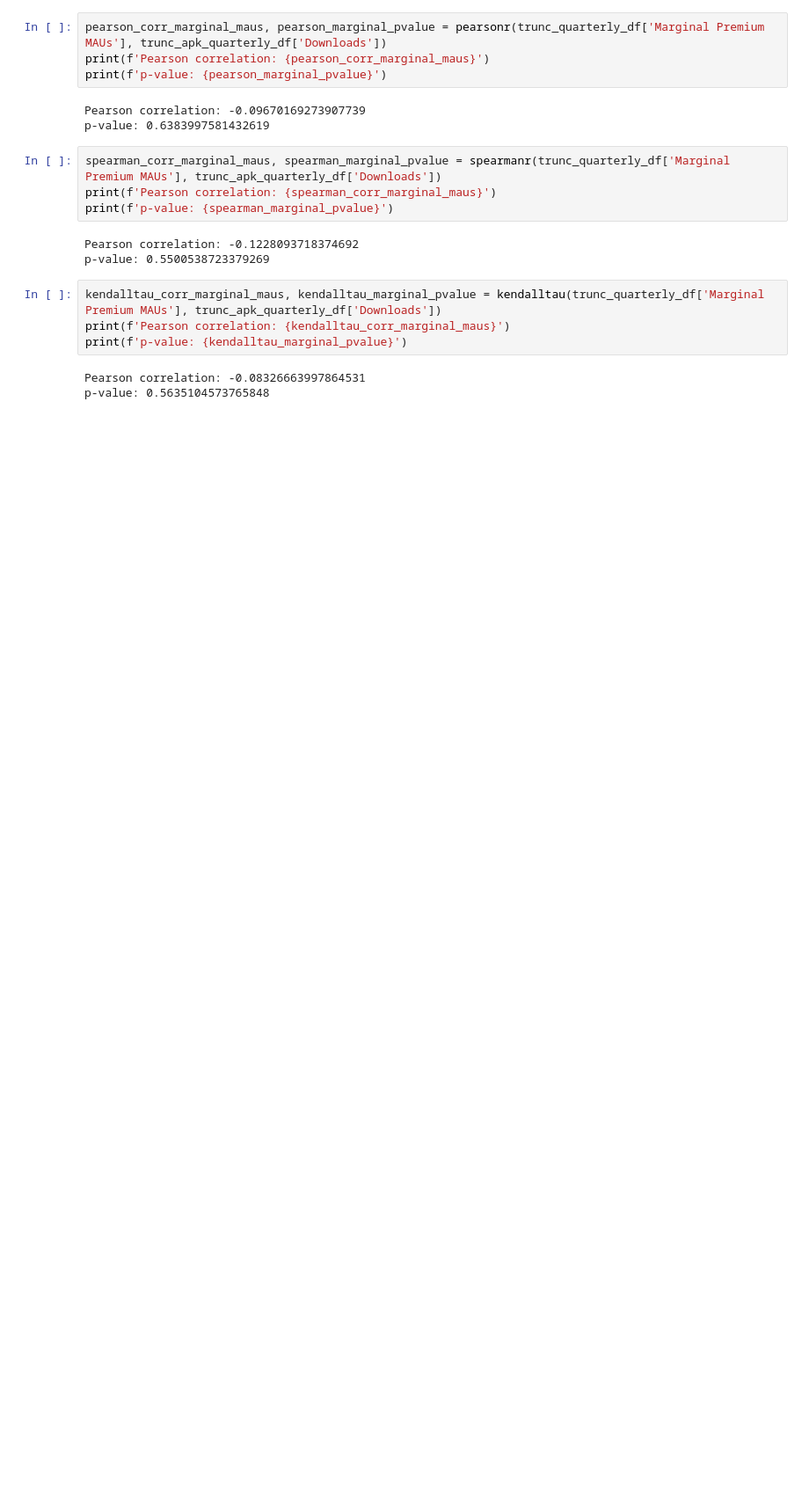
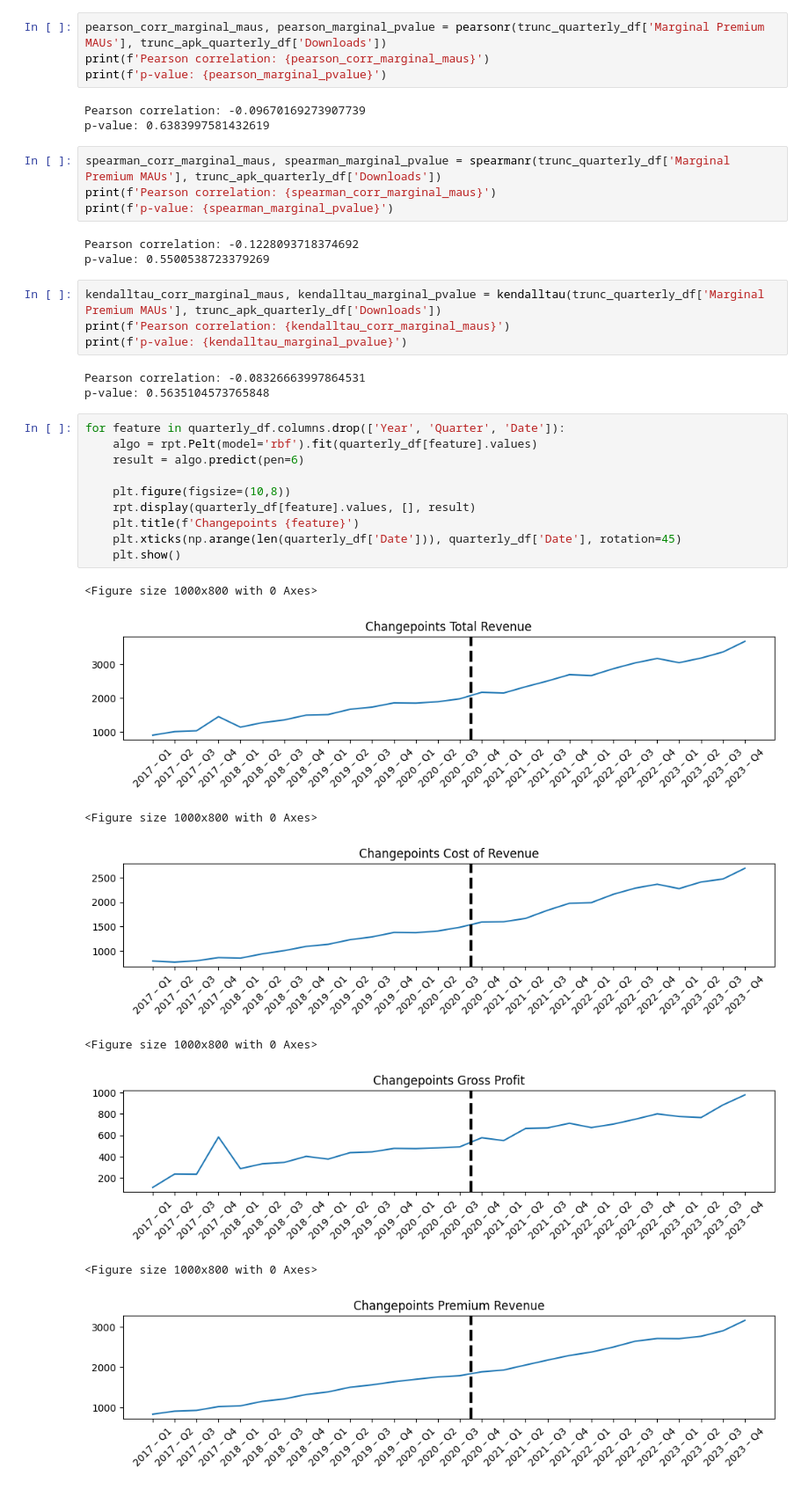
Before and after one commit to riccardoscotti/hds-music-industry, a Jupyter notebook: src/main.ipynb, the cells around one changed output. Shown at 88% size. Cells and saved outputs as stored; diff of their text form; blank space fills up the shorter version.

```diff
--- a/src/main.ipynb
+++ b/src/main.ipynb
@@ -183,3 +263,22 @@ print(f'p-value: {kendalltau_marginal_pvalue}')
 # %% [output]
 Pearson correlation: -0.08326663997864531
 p-value: 0.5635104573765848
+# %%
+for feature in quarterly_df.columns.drop(['Year', 'Quarter', 'Date']):
+    algo = rpt.Pelt(model='rbf').fit(quarterly_df[feature].values)
+    result = algo.predict(pen=6)
+
+    plt.figure(figsize=(10,8))
+    rpt.display(quarterly_df[feature].values, [], result)
+    plt.title(f'Changepoints {feature}')
+    plt.xticks(np.arange(len(quarterly_df['Date'])), quarterly_df['Date'], rotation=45)
+    plt.show()
+# %% [output]
+<Figure size 1000x800 with 0 Axes>
+[figure, added]
+<Figure size 1000x800 with 0 Axes>
+[figure, added]
+<Figure size 1000x800 with 0 Axes>
+[figure, added]
+<Figure size 1000x800 with 0 Axes>
+[figure, added]
```
Also changed, not shown: parts of 11 cells of this notebook, 3 other files.
